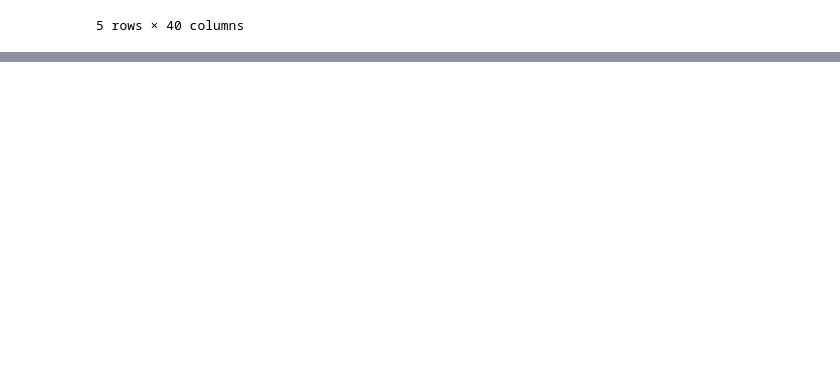
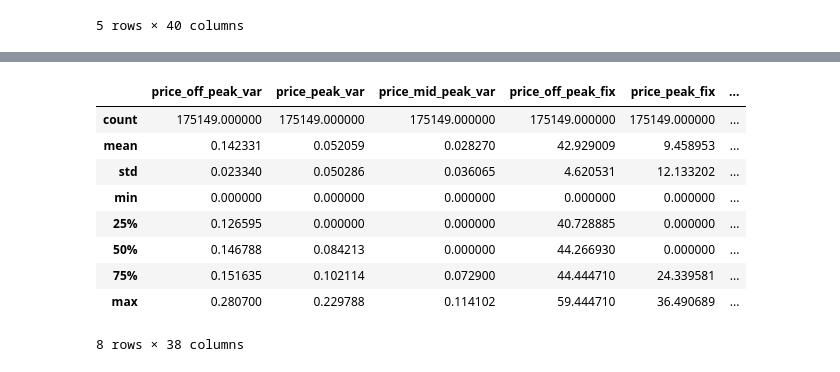
Before and after one commit to DOMINION-JOHN1/customer-churn-prediction, a Jupyter notebook: customer_churn_prediction_model.ipynb, the cells around one changed output, grey strips where cells are left out. Cells and saved outputs as stored; diff of their text form; code cells hidden in the pictures; blank space fills up the shorter version.

```diff
--- a/customer_churn_prediction_model.ipynb
+++ b/customer_churn_prediction_model.ipynb
@@ -414,0 +437,13 @@ data.head()
+# %%
+data.describe()
+# %% [output]
+|  | price_off_peak_var | price_peak_var | price_mid_peak_var | price_off_peak_fix | price_peak_fix | ... |
+| count | 175149.000000 | 175149.000000 | 175149.000000 | 175149.000000 | 175149.000000 | ... |
+| mean | 0.142331 | 0.052059 | 0.028270 | 42.929009 | 9.458953 | ... |
+| std | 0.023340 | 0.050286 | 0.036065 | 4.620531 | 12.133202 | ... |
+| min | 0.000000 | 0.000000 | 0.000000 | 0.000000 | 0.000000 | ... |
+| 25% | 0.126595 | 0.000000 | 0.000000 | 40.728885 | 0.000000 | ... |
+| 50% | 0.146788 | 0.084213 | 0.000000 | 44.266930 | 0.000000 | ... |
+| 75% | 0.151635 | 0.102114 | 0.072900 | 44.444710 | 24.339581 | ... |
+| max | 0.280700 | 0.229788 | 0.114102 | 59.444710 | 36.490689 | ... |
+8 rows × 38 columns
```
Also changed, not shown: parts of 19 cells of this notebook.
